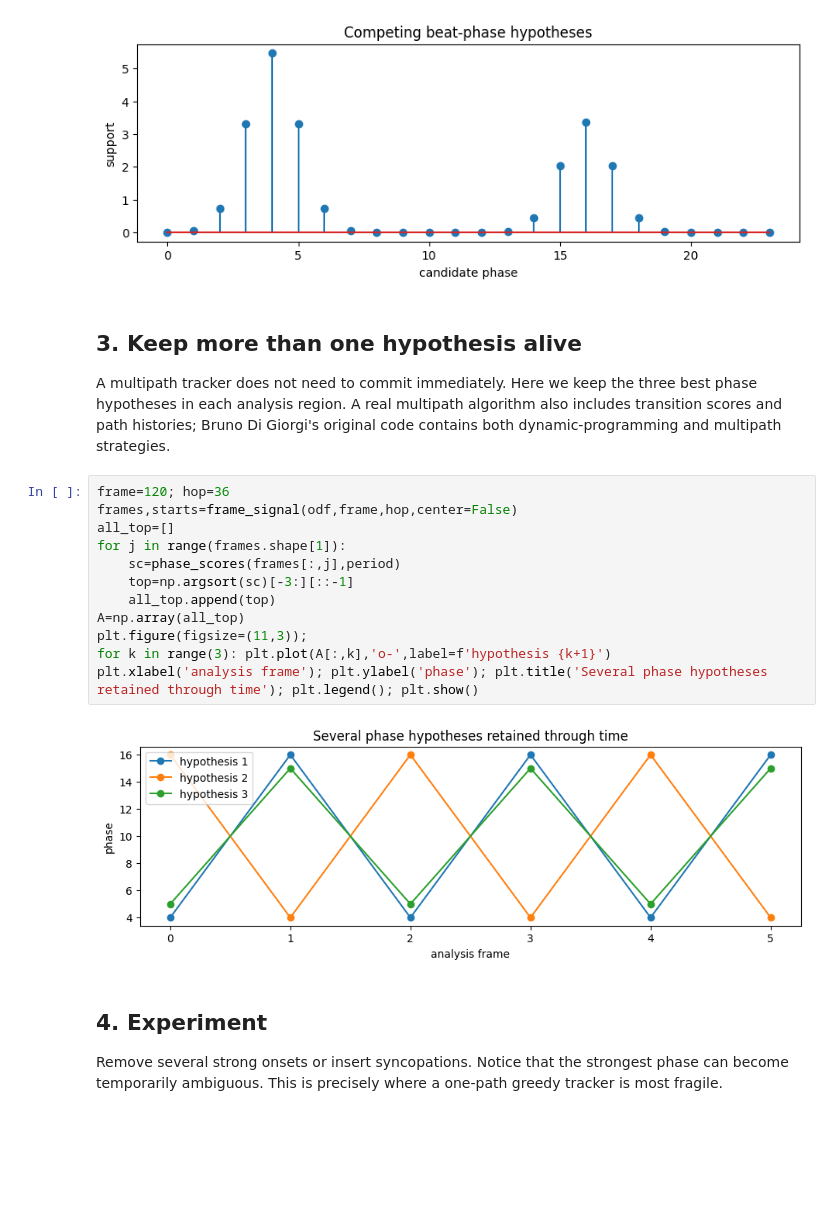
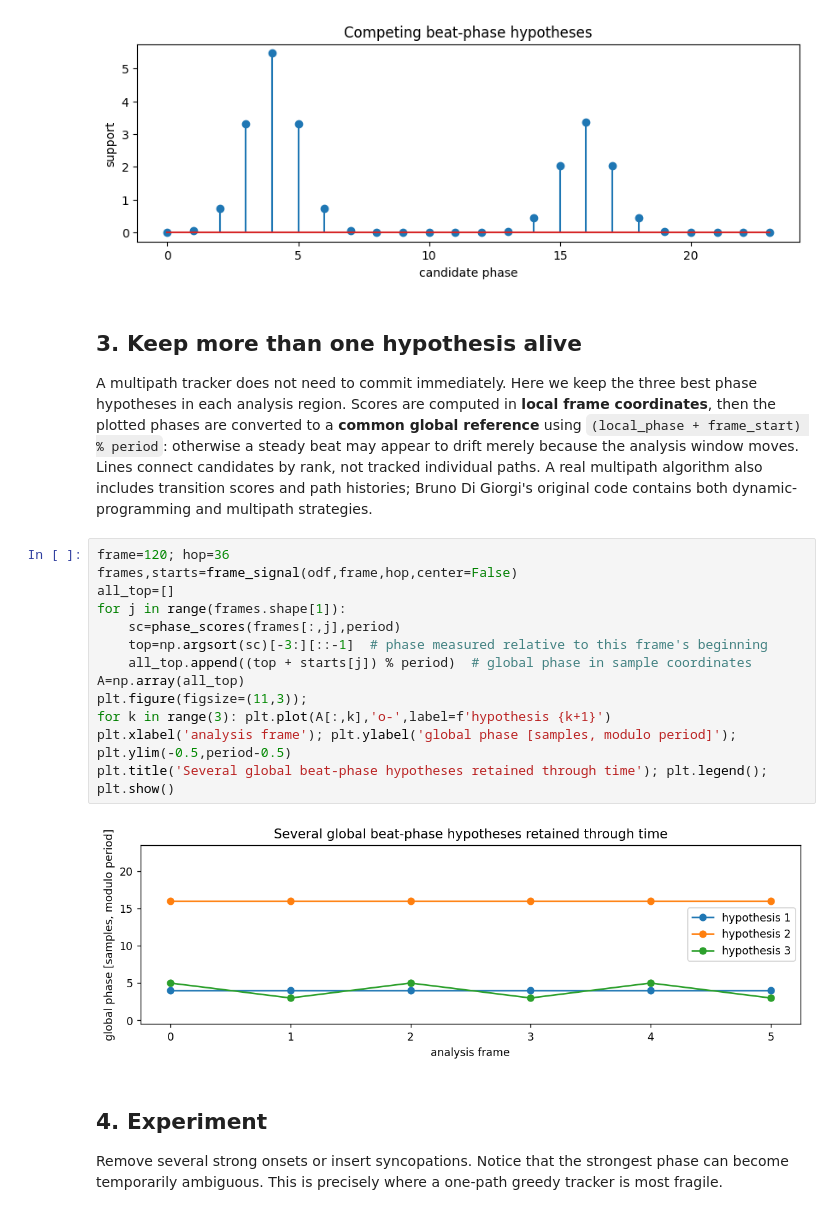
Before and after one commit to augusto-sarti/CMRM-Virtual-Rhythm-Lab, a Jupyter notebook: executed/05_Beat_Tracking_and_Multiple_Hypotheses.ipynb, the cells around one changed output. Cells and saved outputs as stored; diff of their text form; blank space fills up the shorter version.

```diff
--- a/executed/05_Beat_Tracking_and_Multiple_Hypotheses.ipynb
+++ b/executed/05_Beat_Tracking_and_Multiple_Hypotheses.ipynb
@@ -114,21 +114,23 @@ plt.figure(figsize=(10,3)); plt.stem(np.arange(period),s); plt.xlabel('candidate
 # %% [markdown]
 ## 3. Keep more than one hypothesis alive
 
-A multipath tracker does not need to commit immediately. Here we keep the three best phase hypotheses in each analysis region. A real multipath algorithm also includes transition scores and path histories; Bruno Di Giorgi's original code contains both dynamic-programming and multipath strategies.
+A multipath tracker does not need to commit immediately. Here we keep the three best phase hypotheses in each analysis region. Scores are computed in **local frame coordinates**, then the plotted phases are converted to a **common global reference** using `(local_phase + frame_start) % period`: otherwise a steady beat may appear to drift merely because the analysis window moves. Lines connect candidates by rank, not tracked individual paths. A real multipath algorithm also includes transition scores and path histories; Bruno Di Giorgi's original code contains both dynamic-programming and multipath strategies.
 # %%
 frame=120; hop=36
 frames,starts=frame_signal(odf,frame,hop,center=False)
 all_top=[]
 for j in range(frames.shape[1]):
     sc=phase_scores(frames[:,j],period)
-    top=np.argsort(sc)[-3:][::-1]
-    all_top.append(top)
+    top=np.argsort(sc)[-3:][::-1]  # phase measured relative to this frame's beginning
+    all_top.append((top + starts[j]) % period)  # global phase in sample coordinates
 A=np.array(all_top)
 plt.figure(figsize=(11,3));
 for k in range(3): plt.plot(A[:,k],'o-',label=f'hypothesis {k+1}')
-plt.xlabel('analysis frame'); plt.ylabel('phase'); plt.title('Several phase hypotheses retained through time'); plt.legend(); plt.show()
+plt.xlabel('analysis frame'); plt.ylabel('global phase [samples, modulo period]');
+plt.ylim(-0.5,period-0.5)
+plt.title('Several global beat-phase hypotheses retained through time'); plt.legend(); plt.show()
 # %% [output]
-[figure, old version]
+[figure, new version]
 # %% [markdown]
 ## 4. Experiment
 
```
Also changed, not shown: 1 other file.
